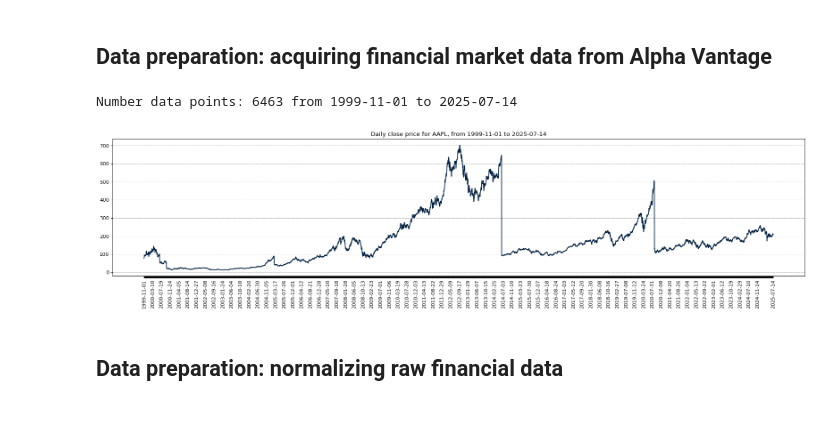
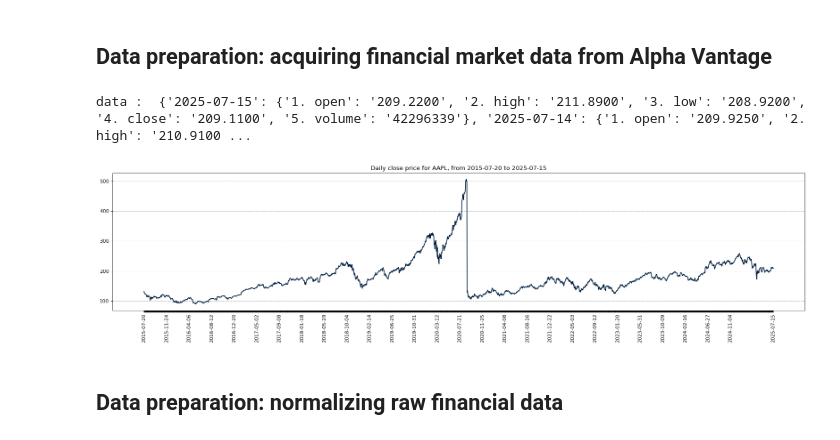
Before and after one commit to mr-exploit/E-meeting, a Jupyter notebook: demo-predicting-stock-prices.ipynb, the cells around one changed output. Saved outputs shown, nothing was run; the diff lists cells and outputs as text; code cells hidden in the pictures.

```diff
--- a/demo-predicting-stock-prices.ipynb
+++ b/demo-predicting-stock-prices.ipynb
@@ -69,40 +69,55 @@ config = {
 # %% [markdown]
 ## Data preparation: acquiring financial market data from Alpha Vantage
 # %%
+from datetime import datetime, timedelta
+
 def download_data(config, plot=False):
     # get the data from alpha vantage
 
     ts = TimeSeries(key=config["alpha_vantage"]["key"])
     data, meta_data = ts.get_daily(config["alpha_vantage"]["symbol"], outputsize=config["alpha_vantage"]["outputsize"])
+    print(f"data : ", data)
+    print(f"data : ", meta_data)
+    # Batas waktu 5 tahun dari hari ini
+    today = datetime.today()
+    five_years_ago = today - timedelta(days=5*365)
 
-    data_date = [date for date in data.keys()]
-    data_date.reverse()
+    # Filter hanya tanggal dalam 5 tahun terakhir
+    filtered_data = {
+        date: values for date, values in data.items()
+        if datetime.strptime(date, "%Y-%m-%d") >= five_years_ago
+    }
+    data_date = sorted(filtered_data.keys())
+    data_close_price = [float(filtered_data[date][config["alpha_vantage"]["key_adjusted_close"]]) for date in data_date]
+    data_close_price = np.array(data_close_price)
+    # data_date = sorted(filtered_data.keys())
+    # # data_date.reverse()
 
-    data_close_price = [float(data[date][config["alpha_vantage"]["key_adjusted_close"]]) for date in data.keys()]
-    data_close_price.reverse()
-    data_close_price = np.array(data_close_price)
+    # data_close_price = [float(filtered_data[date][config["alpha_vantage"]["key_adjusted_close"]]) for date in data.keys()]
+    # # data_close_price.reverse()
+    # data_close_price = np.array(data_close_price)
 
     num_data_points = len(data_date)
     display_date_range = "from " + data_date[0] + " to " + data_date[num_data_points-1]
     print("Number data points:", num_data_points, display_date_range)
 
     if plot:
         fig = figure(figsize=(25, 5), dpi=80)
         fig.patch.set_facecolor((1.0, 1.0, 1.0))
         plt.plot(data_date, data_close_price, color=config["plots"]["color_actual"])
         xticks = [data_date[i] if ((i%config["plots"]["xticks_interval"]==0 and (num_data_points-i) > config["plots"]["xticks_interval"]) or i==num_data_points-1) else None for i in range(num_data_points)] # make x ticks nice
         x = np.arange(0,len(xticks))
         plt.xticks(x, xticks, rotation='vertical')
         plt.title("Daily close price for " + config["alpha_vantage"]["symbol"] + ", " + display_date_range)
         plt.grid(which='major', axis='y', linestyle='--')
         plt.show()
 
     return data_date, data_close_price, num_data_points, display_date_range
 
 data_date, data_close_price, num_data_points, display_date_range = download_data(config, plot=config["plots"]["show_plots"])
 # %% [output]
-Number data points: 6463 from 1999-11-01 to 2025-07-14
+data :  {'2025-07-15': {'1. open': '209.2200', '2. high': '211.8900', '3. low': '208.9200', '4. close': '209.1100', '5. volume': '42296339'}, '2025-07-14': {'1. open': '209.9250', '2. high': '210.9100 ...
-[figure, old version]
+[figure, new version]
 # %% [markdown]
 ## Data preparation: normalizing raw financial data
 # %%
```
Also changed, not shown: parts of 5 cells of this notebook.
